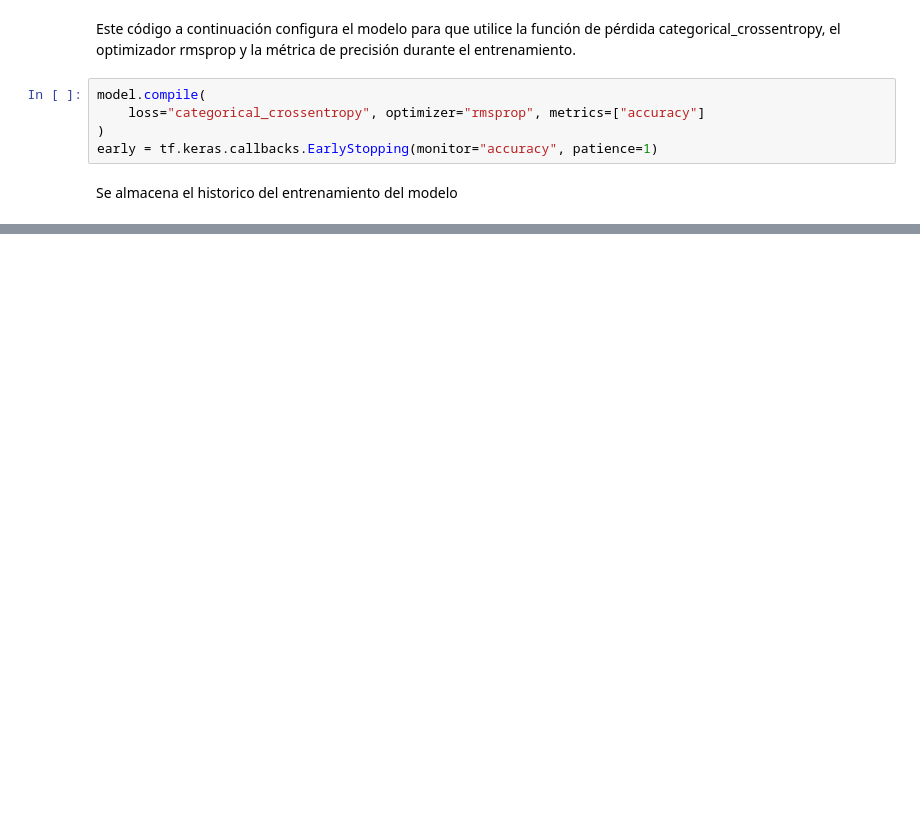
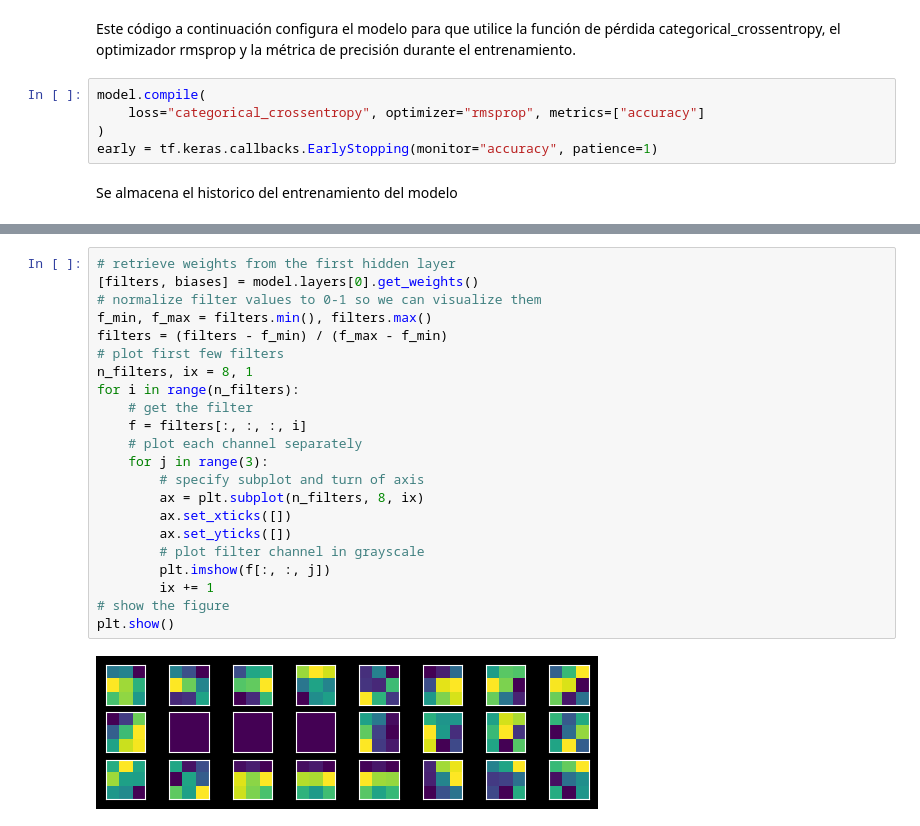
Before and after one commit to xillegas/red-conv-cifar100, a Jupyter notebook: red_conv_cifar_100.ipynb, the cells around one changed output, grey strips where cells are left out. Cells and saved outputs as stored; diff of their text form; blank space fills up the shorter version.

```diff
--- a/red_conv_cifar_100.ipynb
+++ b/red_conv_cifar_100.ipynb
@@ -252,0 +152,24 @@ plt.show()
+# %%
+# retrieve weights from the first hidden layer
+[filters, biases] = model.layers[0].get_weights()
+# normalize filter values to 0-1 so we can visualize them
+f_min, f_max = filters.min(), filters.max()
+filters = (filters - f_min) / (f_max - f_min)
+# plot first few filters
+n_filters, ix = 8, 1
+for i in range(n_filters):
+    # get the filter
+    f = filters[:, :, :, i]
+    # plot each channel separately
+    for j in range(3):
+        # specify subplot and turn of axis
+        ax = plt.subplot(n_filters, 8, ix)
+        ax.set_xticks([])
+        ax.set_yticks([])
+        # plot filter channel in grayscale
+        plt.imshow(f[:, :, j])
+        ix += 1
+# show the figure
+plt.show()
+# %% [output]
+[figure, added]
```
Also changed, not shown: parts of 12 cells of this notebook, 3 other files.
